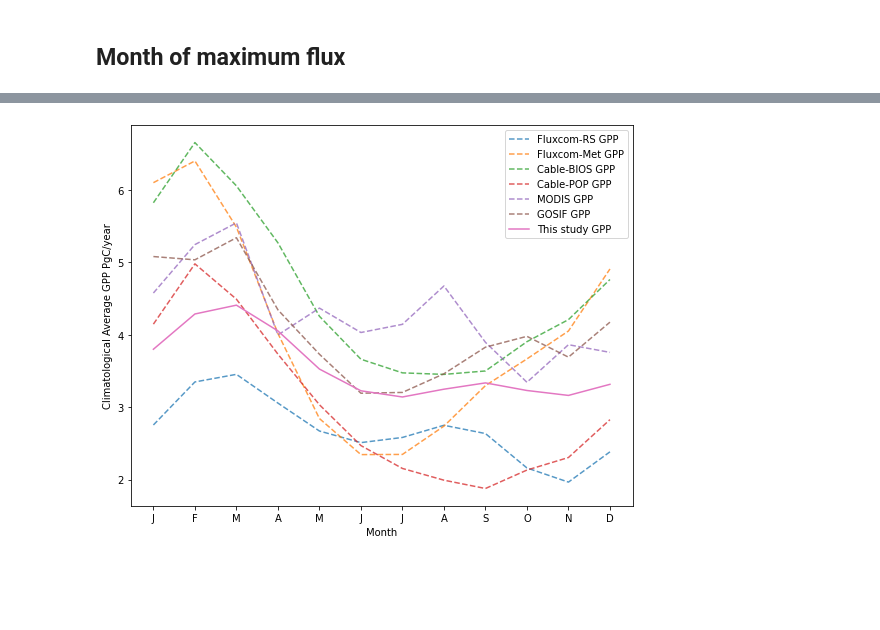
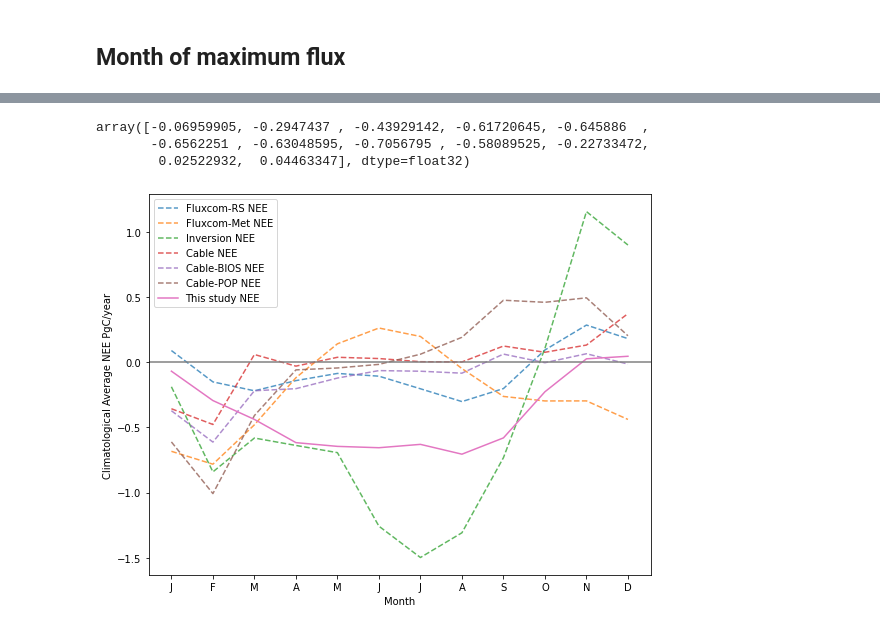
Before and after one commit to cbur24/NEE_modelling, a Jupyter notebook: 6a_Compare_products.ipynb, the cells around one changed output, grey strips where cells are left out. Drawn from its saved outputs; the diff is of its cells as text; code cells hidden in the pictures; blank space fills up the shorter version.

```diff
--- a/6a_Compare_products.ipynb
+++ b/6a_Compare_products.ipynb
@@ -33,8 +33,8 @@ upper = 'NEE_2003_2021_5km_LGBM_quantiles.nc'
 ds = xr.open_dataarray('/g/data/os22/chad_tmp/NEE_modelling/results/predictions/'+results_name)
 ds.attrs['nodata'] = np.nan
 
-# ds_upper = xr.open_dataarray('/g/data/os22/chad_tmp/NEE_modelling/results/predictions/'+upper)
-# ds_upper.attrs['nodata'] = np.nan
+ds_upper = xr.open_dataarray('/g/data/os22/chad_tmp/NEE_modelling/results/predictions/'+upper)
+ds_upper.attrs['nodata'] = np.nan
 
 # ds_lower = xr.open_dataarray('/g/data/os22/chad_tmp/NEE_modelling/results/predictions/'+lower)
 # ds_lower.attrs['nodata'] = np.nan
@@ -44,7 +44,7 @@ mask = mask[['FPAR']].to_array().isnull().all('variable')
 mask = mask.isel(time=1)
 
 ds = ds.where(~mask)
-# ds_upper = ds_upper.where(~mask)
+ds_upper = ds_upper.where(~mask)
 # %% [markdown]
 ### Fluxcom
 # %%
@@ -126,7 +138,7 @@ Resolution is similar to Villalobos as that's the coarest product
 ### Reproject datasets to match common grid
 # %%
 ds = xr_reproject(ds, geobox=ds.odc.geobox.to_crs('EPSG:3577').compat, resampling='bilinear')
-# ds_upper = xr_reproject(ds_upper, geobox=ds.odc.geobox.to_crs('EPSG:3577').compat, resampling='bilinear')
+ds_upper = xr_reproject(ds_upper, geobox=ds.odc.geobox.to_crs('EPSG:3577').compat, resampling='bilinear')
 # %%
 ds_fc = xr_reproject(ds_fc, geobox=ds_fc.odc.geobox.to_crs('EPSG:3577').compat, resampling='bilinear')
 ds_fc = ds_fc[var] #.where(~mask.astype(bool))
@@ -555,61 +568,70 @@ Data variables:
+# %%
+import matplotlib
+matplotlib.rcParams.update({'font.size': 12})
+# %%
+y
+# %% [output]
+array([-0.06959905, -0.2947437 , -0.43929142, -0.61720645, -0.645886  ,
+       -0.6562251 , -0.63048595, -0.7056795 , -0.58089525, -0.22733472,
+        0.02522932,  0.04463347], dtype=float32)
 # %%
 y = ds_clim_mean.sum(['x','y']).values
 x = ds_clim_mean.month.values
 
 y_fc = ds_fc_clim_mean.sum(['x','y']).values
 x_fc = ds_fc_clim_mean.month.values
 
 y_fc_met = ds_fc_met_clim_mean.sum(['x','y']).values
 x_fc_met = ds_fc_met_clim_mean.month.values
 
-# y_post = post_clim_mean.sum(['x','y']).values
-# x_post = post_clim_mean.month.values
+y_post = post_clim_mean.sum(['x','y']).values
+x_post = post_clim_mean.month.values
 
-# y_cable = cable_clim_mean.sum(['x','y']).values
-# x_cable = cable_clim_mean.month.values
+y_cable = cable_clim_mean.sum(['x','y']).values
+x_cable = cable_clim_mean.month.values
 
-# y_cable_nee = cable_nee_clim_mean.sum(['x','y']).values
-# x_cable_nee = cable_nee_clim_mean.month.values
+y_cable_nee = cable_nee_clim_mean.sum(['x','y']).values
+x_cable_nee = cable_nee_clim_mean.month.values
 
-# y_cable_nee_pop = cable_nee_pop_clim_mean.sum(['x','y']).values
-# x_cable_nee_pop = cable_nee_pop_clim_mean.month.values
+y_cable_nee_pop = cable_nee_pop_clim_mean.sum(['x','y']).values
+x_cable_nee_pop = cable_nee_pop_clim_mean.month.values
 
-y_cable_gpp = cable_gpp_clim_mean.sum(['x','y']).values
-x_cable_gpp = cable_gpp_clim_mean.month.values
+# y_cable_gpp = cable_gpp_clim_mean.sum(['x','y']).values
+# x_cable_gpp = cable_gpp_clim_mean.month.values
 
-y_cable_gpp_pop = cable_gpp_pop_clim_mean.gpp.sum(['x','y']).values
-x_cable_gpp_pop = cable_gpp_pop_clim_mean.month.values
+# y_cable_gpp_pop = cable_gpp_pop_clim_mean.gpp.sum(['x','y']).values
+# x_cable_gpp_pop = cable_gpp_pop_clim_mean.month.values
 
-y_modis_gpp = modis_gpp_clim_mean.sum(['x','y']).values
-x_modis_gpp = modis_gpp_clim_mean.month.values
+# y_modis_gpp = modis_gpp_clim_mean.sum(['x','y']).values
+# x_modis_gpp = modis_gpp_clim_mean.month.values
 
-y_gosif_gpp = gosif_gpp_clim_mean.sum(['x','y']).values
-x_gosif_gpp = gosif_gpp_clim_mean.month.values
+# y_gosif_gpp = gosif_gpp_clim_mean.sum(['x','y']).values
+# x_gosif_gpp = gosif_gpp_clim_mean.month.values
 
 fig,ax = plt.subplots(1,1, figsize=(9,7))
 ax.plot(x_fc, y_fc, linestyle='--', label='Fluxcom-RS '+var, alpha=0.75)
 ax.plot(x_fc_met, y_fc_met, linestyle='--', label='Fluxcom-Met '+var, alpha=0.75)
-# ax.plot(x_post, y_post, linestyle='--', label='Inversion '+var, alpha=0.75)
-# ax.plot(x_cable, y_cable, linestyle='--', label='Cable '+var, alpha=0.75)
-# ax.plot(x_cable_nee, y_cable_nee, linestyle='--', label='Cable-BIOS '+var, alpha=0.75)
-# ax.plot(x_cable_nee_pop, y_cable_nee_pop, linestyle='--', label='Cable-POP '+var, alpha=0.75)
+ax.plot(x_post, y_post, linestyle='--', label='Inversion '+var, alpha=0.75)
+ax.plot(x_cable, y_cable, linestyle='--', label='Cable '+var, alpha=0.75)
+ax.plot(x_cable_nee, y_cable_nee, linestyle='--', label='Cable-BIOS '+var, alpha=0.75)
+ax.plot(x_cable_nee_pop, y_cable_nee_pop, linestyle='--', label='Cable-POP '+var, alpha=0.75)
 
-ax.plot(x_cable_gpp, y_cable_gpp, linestyle='--', label='Cable-BIOS '+var, alpha=0.75)
-ax.plot(x_cable_gpp_pop, y_cable_gpp_pop, linestyle='--', label='Cable-POP '+var, alpha=0.75)
+# ax.plot(x_cable_gpp, y_cable_gpp, linestyle='--', label='Cable-BIOS '+var, alpha=0.75)
+# ax.plot(x_cable_gpp_pop, y_cable_gpp_pop, linestyle='--', label='Cable-POP '+var, alpha=0.75)
 
-ax.plot(x_modis_gpp, y_modis_gpp,  linestyle='--', label='MODIS '+var, alpha=0.75)
-ax.plot(x_gosif_gpp, y_gosif_gpp,  linestyle='--', label='GOSIF '+var, alpha=0.75)
+# ax.plot(x_modis_gpp, y_modis_gpp,  linestyle='--', label='MODIS '+var, alpha=0.75)
+# ax.plot(x_gosif_gpp, y_gosif_gpp,  linestyle='--', label='GOSIF '+var, alpha=0.75)
 ax.plot(x, y, label='This study '+var)
 
-# ax.axhline(0, c='grey')
-ax.legend(loc='upper right')
+ax.axhline(0, c='grey')
+ax.legend(loc='upper left')
 # ax.set_title(var+' Climatology')
 ax.set_xlabel('Month')
 ax.set_xticks(range(1,13))
 ax.set_xticklabels(["J","F","M","A","M","J","J","A","S","O","N","D"])
 ax.set_ylabel('Climatological Average '+var+' PgC/year');
 # %% [output]
-[figure, old version]
+[figure, new version]
 # %%
 if var == 'NEE':
     max_mean_month = allNaN_arg(ds_clim_mean, 'month', 'min')
```
Also changed, not shown: parts of 15 cells of this notebook, 37 other files.
